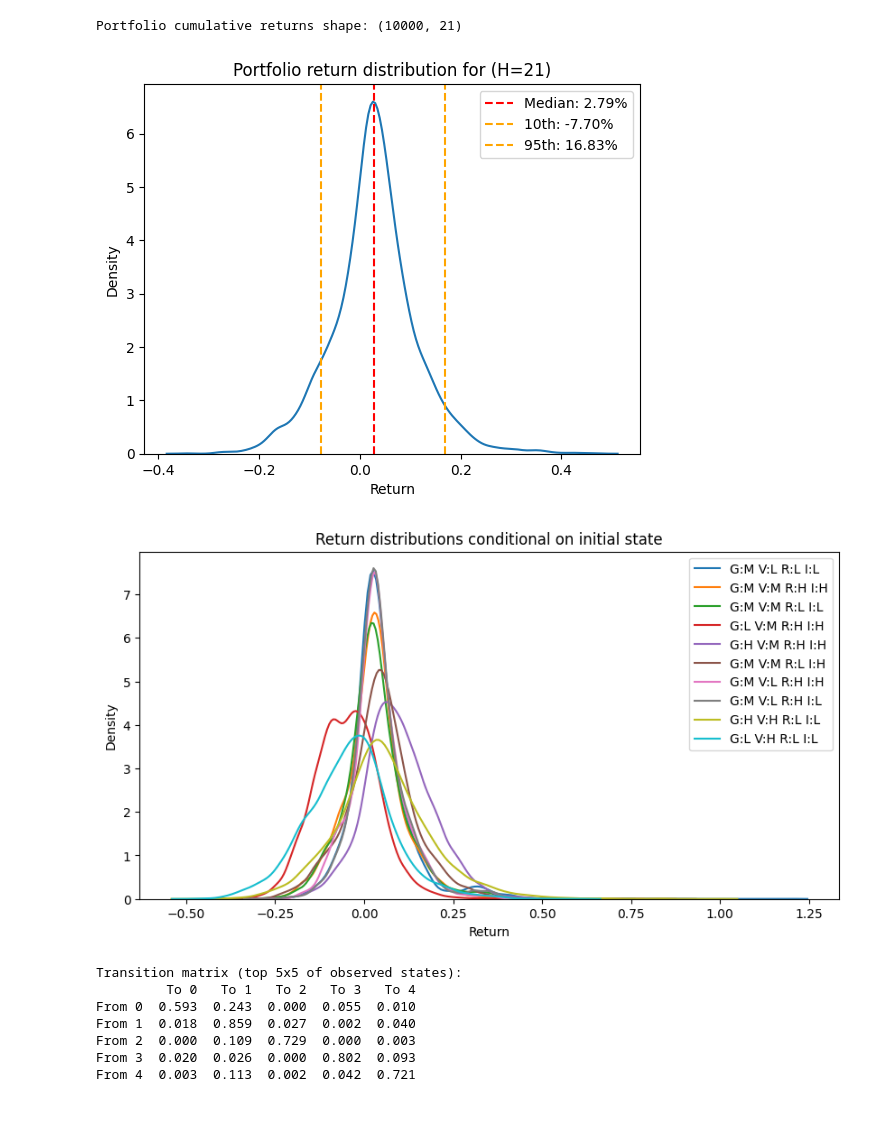
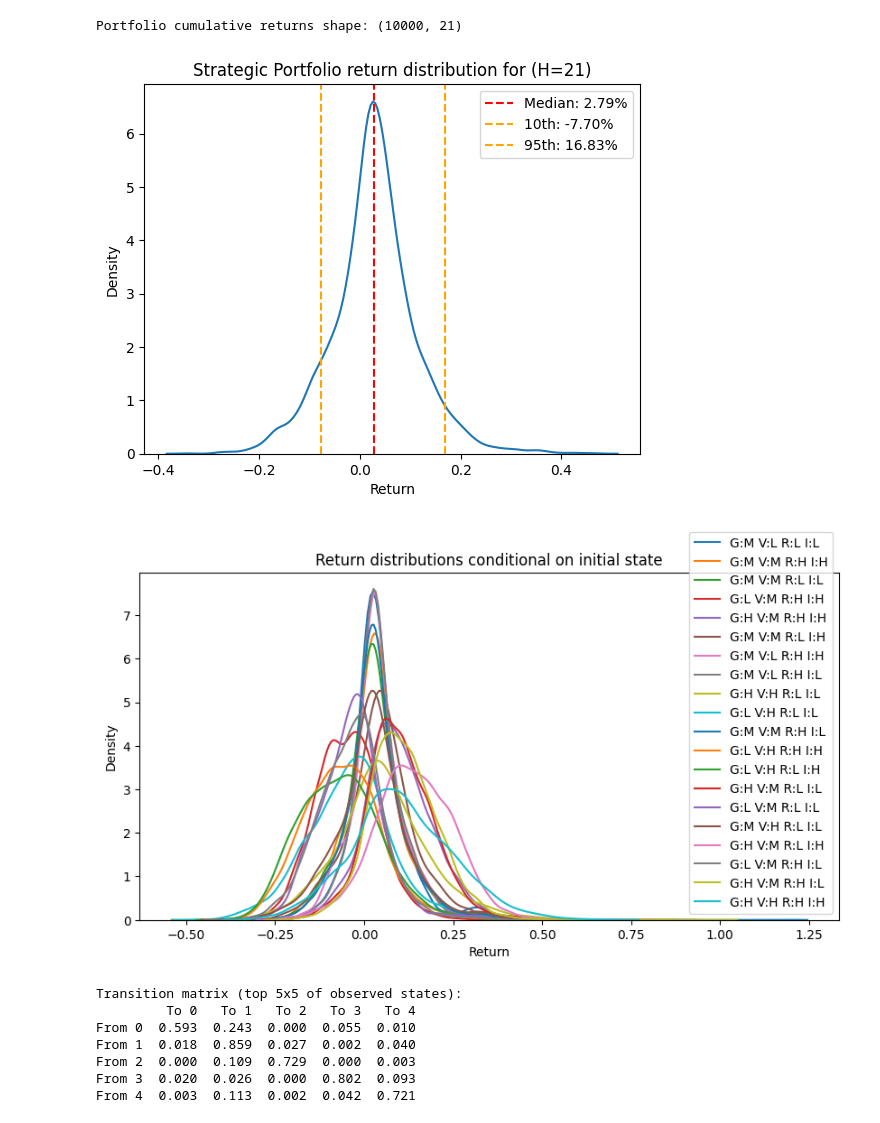
Before and after one commit to galamboslajos/Finance-Working-Files, a Jupyter notebook: Investments_2026/FFR_Portfolio_Risk.ipynb, the cells around one changed output. Cells and saved outputs as stored; diff of their text form; code cells hidden in the pictures.

```diff
--- a/Investments_2026/FFR_Portfolio_Risk.ipynb
+++ b/Investments_2026/FFR_Portfolio_Risk.ipynb
@@ -324,43 +325,41 @@ print(f"Portfolio cumulative returns shape: {port_cum.shape}")
 # %% [output]
 Portfolio cumulative returns shape: (10000, 21)
 # %%
-import seaborn as sns
-
 sns.kdeplot(port_cum[:, -1])
 plt.axvline(np.median(port_cum[:, -1]), color='red', linestyle='--', label=f'Median: {np.median(port_cum[:, -1])*100:.2f}%')
 plt.axvline(np.percentile(port_cum[:, -1], 10), color='orange', linestyle='--', label=f'10th: {np.percentile(port_cum[:, -1], 10)*100:.2f}%')
 plt.axvline(np.percentile(port_cum[:, -1], 95), color='orange', linestyle='--', label=f'95th: {np.percentile(port_cum[:, -1], 95)*100:.2f}%')
-plt.title(f'Portfolio return distribution for (H={H})')
+plt.title(f'Strategic Portfolio return distribution for (H={H})')
 plt.xlabel('Return')
 plt.legend()
 plt.show()
 # %% [output]
-[figure, old version]
+[figure, new version]
 # %%
-top_states = regimes['state'].value_counts().head(10).index.tolist()
+top_states = regimes['state'].value_counts().head(20).index.tolist()
 
 fig, ax = plt.subplots(figsize=(10, 5))
 
 for s in top_states:
     sim_s = resampling(S, H, s, states_prob, states_vector)
     port_s = np.full((S, H), np.nan)
     for i in range(S):
         port_s[i, :] = pnl.values[sim_s[i, :]] @ target_weights
     port_cum_s = np.exp(np.cumsum(port_s, axis=1)) - 1
 
     g = s % 3
     v = (s // 3) % 3
     r = (s // 9) % 2
     i_s = (s // 18) % 2
     label = f'G:{["L","M","H"][g]} V:{["L","M","H"][v]} R:{["L","H"][r]} I:{["L","H"][i_s]}'
     sns.kdeplot(port_cum_s[:, -1], label=label)
 
 plt.title('Return distributions conditional on initial state')
 plt.xlabel('Return')
 plt.legend()
 plt.show()
 # %% [output]
-[figure, old version]
+[figure, new version]
 # %%
 num_states = states_prob.shape[1]
 transition_matrix = np.full((num_states, num_states), np.nan)
```
Also changed, not shown: parts of 7 cells of this notebook.
